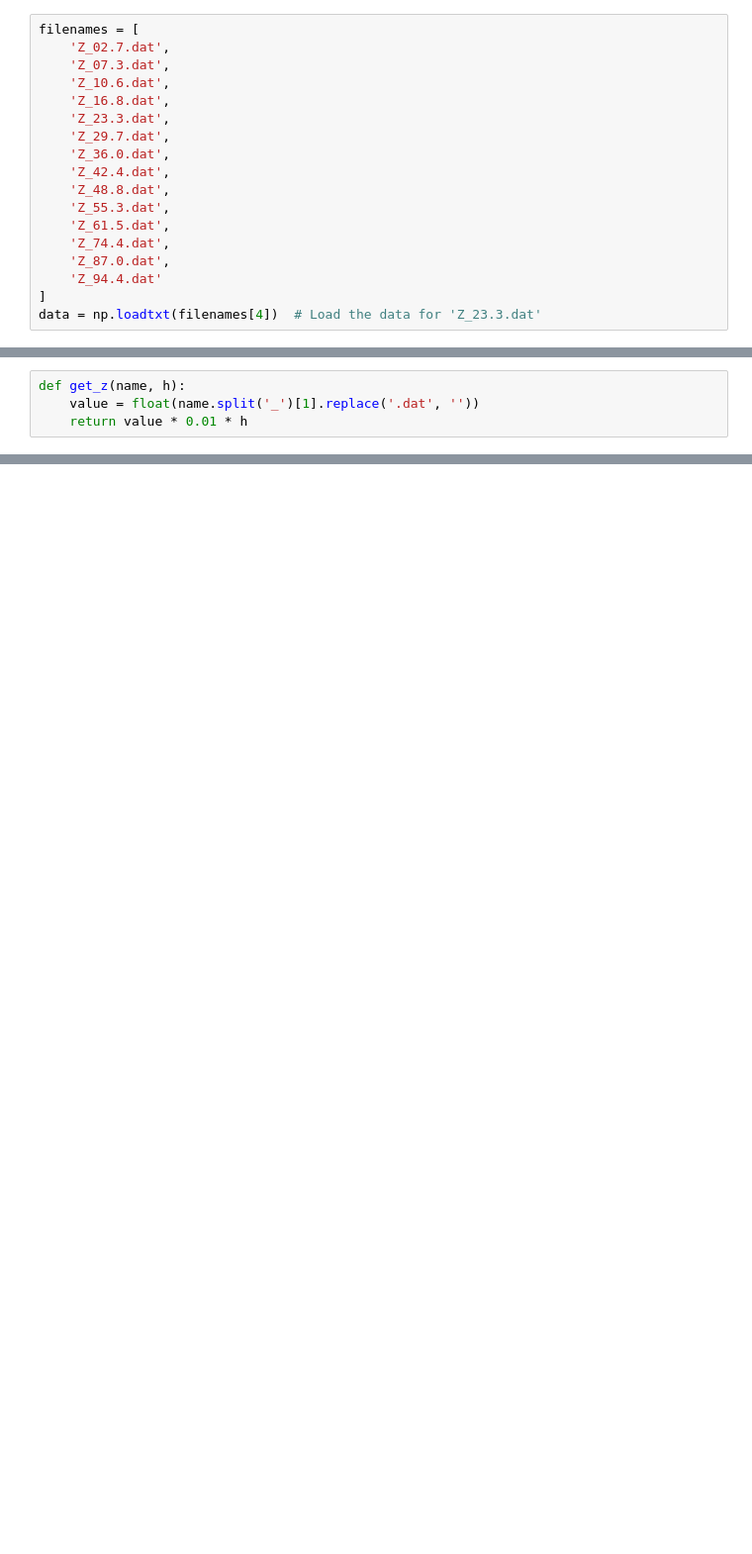
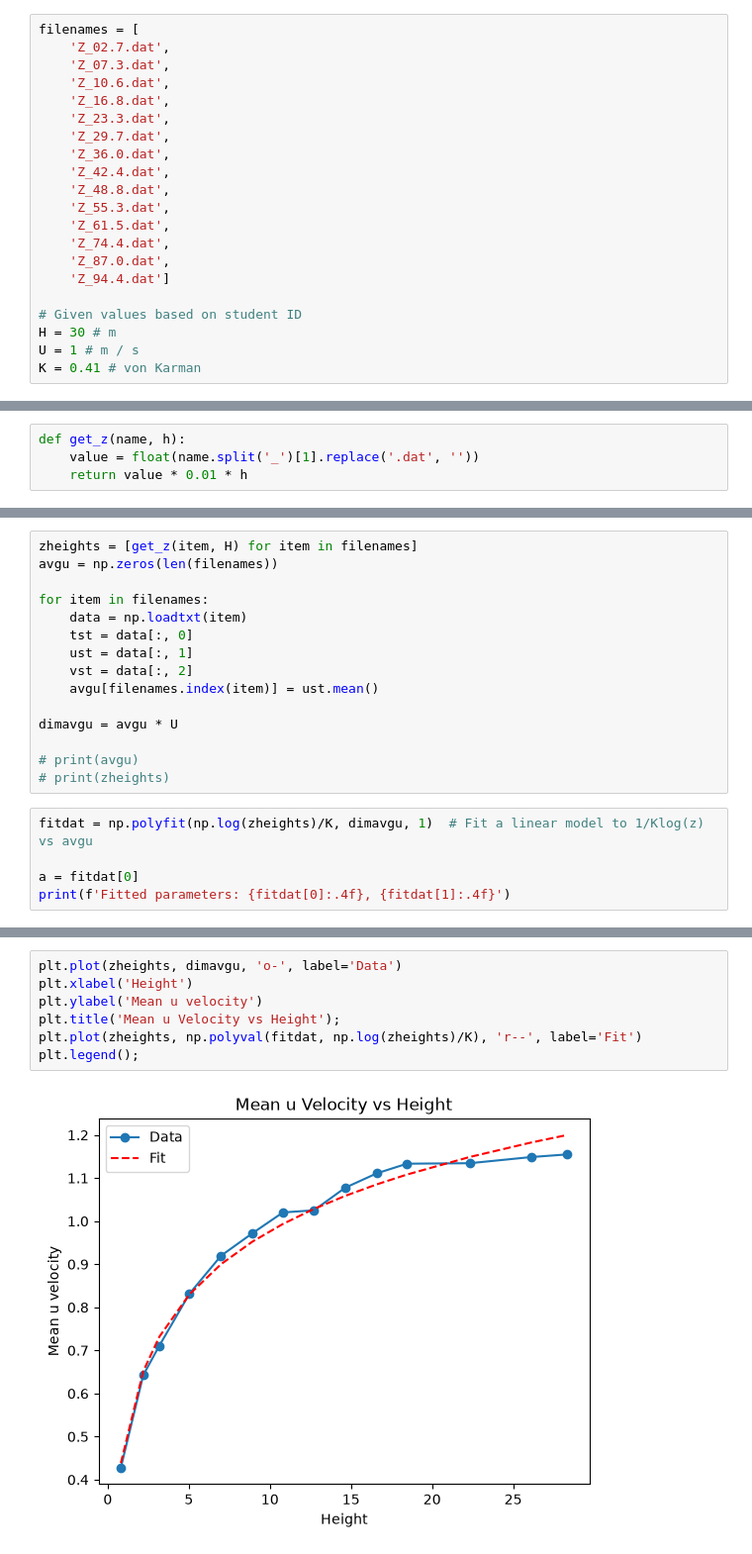
Before and after one commit to Dinojin/FSI_assignment-1, a Jupyter notebook: assignment_1_log.ipynb, the cells around one changed output, grey strips where cells are left out. Shown at 99% size. Cells and saved outputs as stored; diff of their text form; blank space fills up the shorter version.

```diff
--- a/assignment_1_log.ipynb
+++ b/assignment_1_log.ipynb
@@ -23,8 +25,11 @@ filenames = [
     'Z_61.5.dat',
     'Z_74.4.dat',
     'Z_87.0.dat',
-    'Z_94.4.dat'
-]
-data = np.loadtxt(filenames[4])  # Load the data for 'Z_23.3.dat'
+    'Z_94.4.dat']
+
+# Given values based on student ID
+H = 30 # m
+U = 1 # m / s
+K = 0.41 # von Karman
 # %% [markdown]
 Make function:
@@ -39,0 +58,20 @@ get_z(filenames[4], 100)
+# %%
+zheights = [get_z(item, H) for item in filenames]
+avgu = np.zeros(len(filenames))
+
+for item in filenames:
+    data = np.loadtxt(item)
+    tst = data[:, 0]
+    ust = data[:, 1]
+    vst = data[:, 2]
+    avgu[filenames.index(item)] = ust.mean()
+
+dimavgu = avgu * U
+
+# print(avgu)
+# print(zheights)
+# %%
+fitdat = np.polyfit(np.log(zheights)/K, dimavgu, 1)  # Fit a linear model to 1/Klog(z) vs avgu
+
+a = fitdat[0]
+print(f'Fitted parameters: {fitdat[0]:.4f}, {fitdat[1]:.4f}')
@@ -39,0 +80,9 @@ get_z(filenames[4], 100)
+# %%
+plt.plot(zheights, dimavgu, 'o-', label='Data')
+plt.xlabel('Height')
+plt.ylabel('Mean u velocity')
+plt.title('Mean u Velocity vs Height');
+plt.plot(zheights, np.polyval(fitdat, np.log(zheights)/K), 'r--', label='Fit')
+plt.legend();
+# %% [output]
+[figure, added]
```
Also changed, not shown: parts of 7 cells of this notebook.
